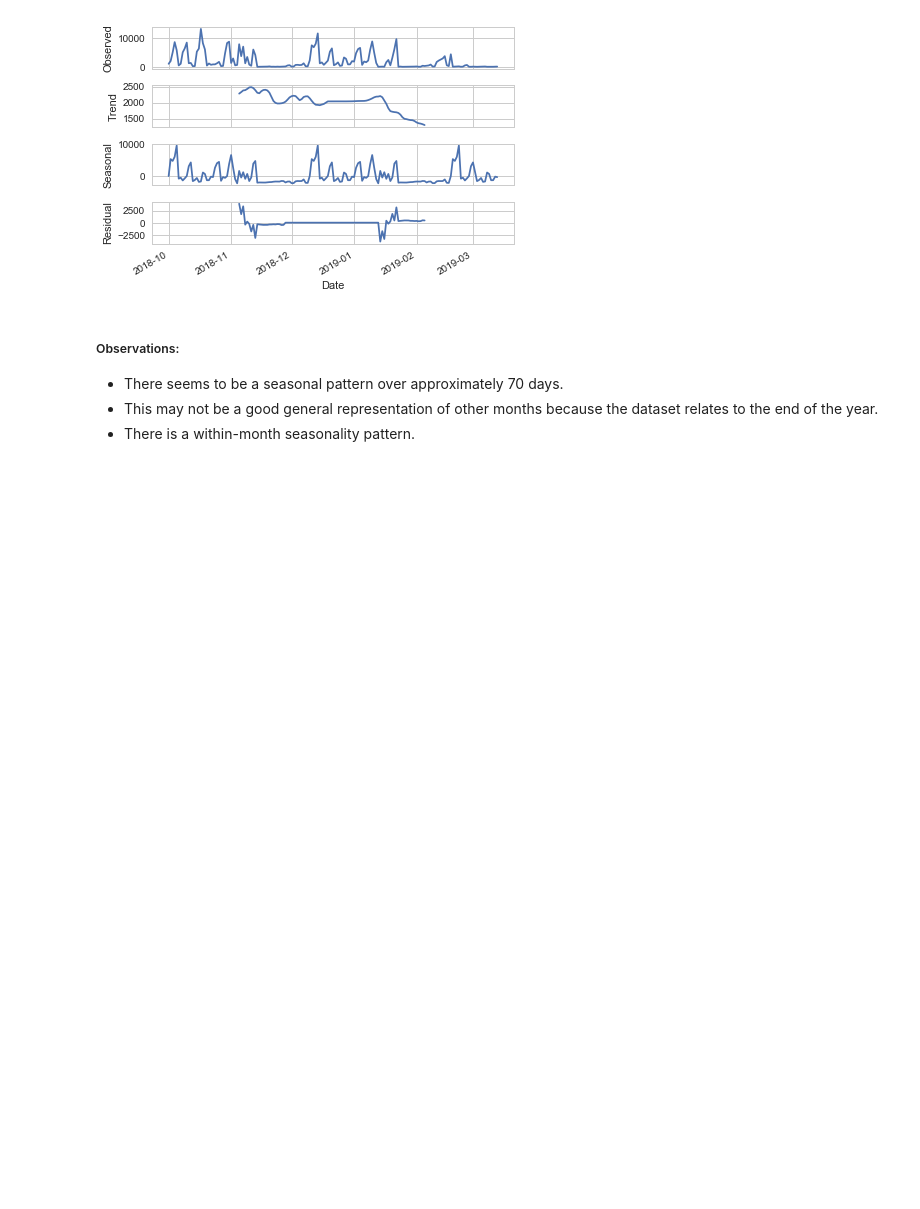
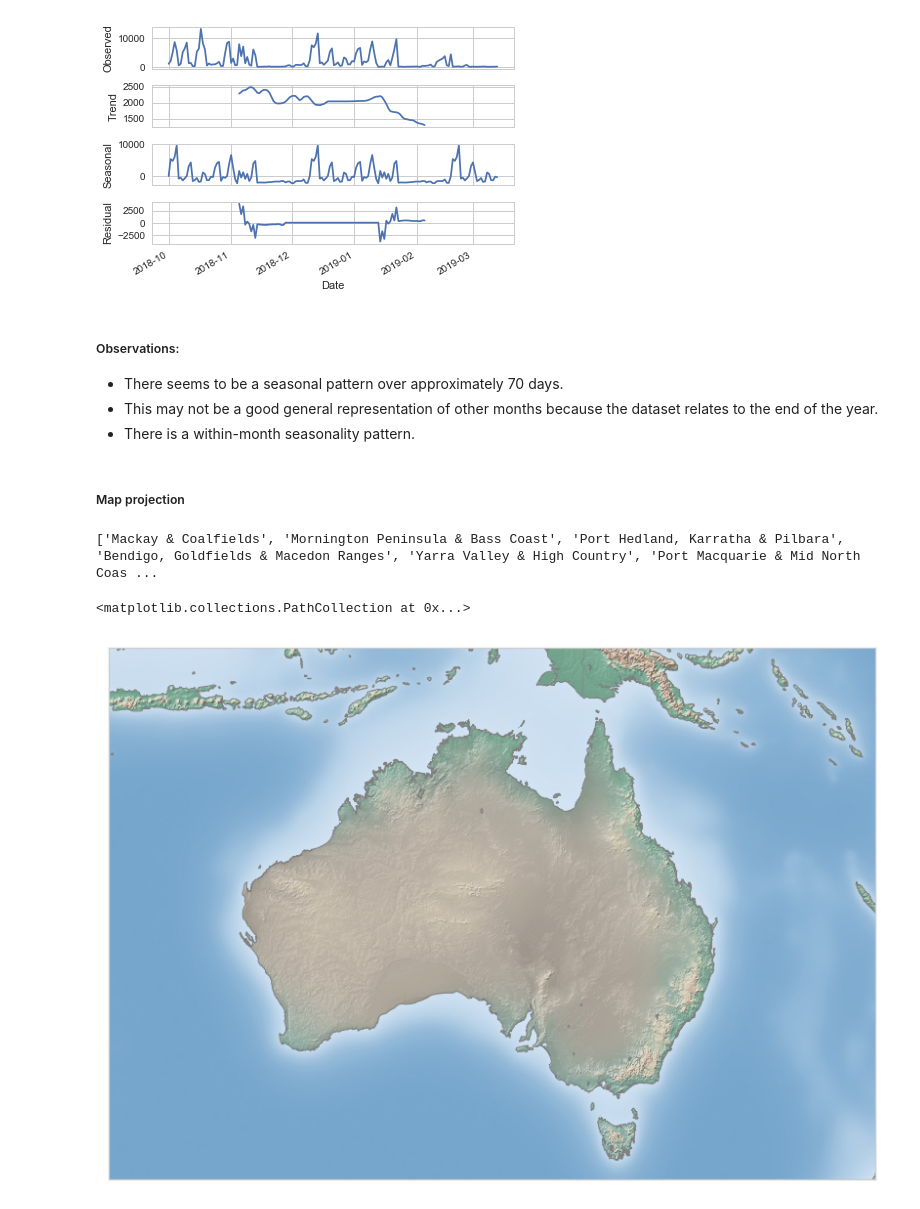
Before and after one commit to longuyen10119/bigDataAssignment, a Jupyter notebook: 3803assignment-Updates.ipynb, the cells around one changed output. Saved outputs shown, nothing was run; the diff lists cells and outputs as text; code cells hidden in the pictures; blank space fills up the shorter version.

```diff
--- a/3803assignment-Updates.ipynb
+++ b/3803assignment-Updates.ipynb
@@ -275,3 +275,50 @@ plt.show()
 + There seems to be a seasonal pattern over approximately 70 days.
 + This may not be a good general representation of other months because the dataset relates to the end of the year.
 + There is a within-month seasonality pattern.
+# %% [markdown]
+##### Map projection
+# %%
+import os
+os.environ["PROJ_LIB"] = 'C:\Dev_Tools\Anaconda3\pkgs\proj4-5.2.0-ha925a31_1\Library\share'
+from mpl_toolkits.basemap import Basemap
+from geopy.geocoders import Nominatim
+from geopy.exc import GeocoderTimedOut
+geolocator = Nominatim(user_agent='Big_Data_Assignment')
+geolocator.geocode("Australia")
+
+def do_geocode(address):
+    try:
+        return geolocator.geocode(address)
+    except GeocoderTimedOut:
+        return do_geocode(address)
+# %%
+# Get list of locations
+df_locations = pd.DataFrame(columns=['Location', 'Latitude', 'Longitude'])
+location_list = df[df['Location'].isna() == False]['Location'].unique()
+location_cnts = df[df['Location'].isna() == False].groupby('Location').count()['Title']
+
+missing = []
+for location in location_list:
+    coordinates = do_geocode(location)
+    if (coordinates):
+        df_locations.loc[len(df_locations.index)] = [location,coordinates.latitude,coordinates.longitude]
+    else:
+        missing.append(location)
+
+# Append job counts
+df_locations['Count'] = df[df['Location'].isna() == False].groupby('Location').count()['Title']
+
+print(missing)
+# %% [output]
+['Mackay & Coalfields', 'Mornington Peninsula & Bass Coast', 'Port Hedland, Karratha & Pilbara', 'Bendigo, Goldfields & Macedon Ranges', 'Yarra Valley & High Country', 'Port Macquarie & Mid North Coas ...
+# %%
+fig = plt.figure(figsize=(20, 10))
+aus_map = Basemap(projection='lcc', resolution='i', lat_0=-25.6, lon_0=134.35, width=6.5E6, height=4.5E6)
+aus_map.shadedrelief()
+aus_map.drawcoastlines(color='gray')
+aus_map.drawcountries(color='gray')
+
+aus_map.scatter(df_locations['Longitude'].values, df_locations['Latitude'].values, latlon=True, s=df_locations['Count'].values, alpha=0.8)
+# %% [output]
+<matplotlib.collections.PathCollection at 0x...>
+[figure, added]
```
